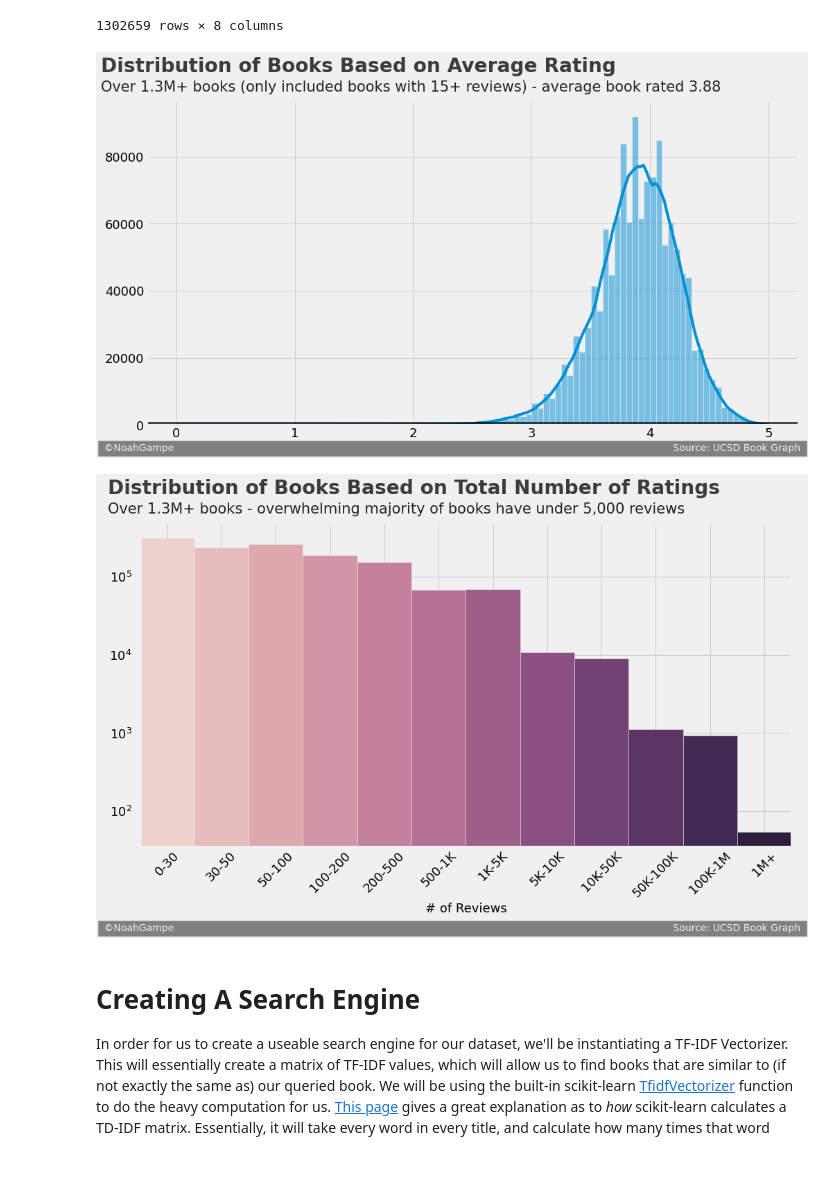
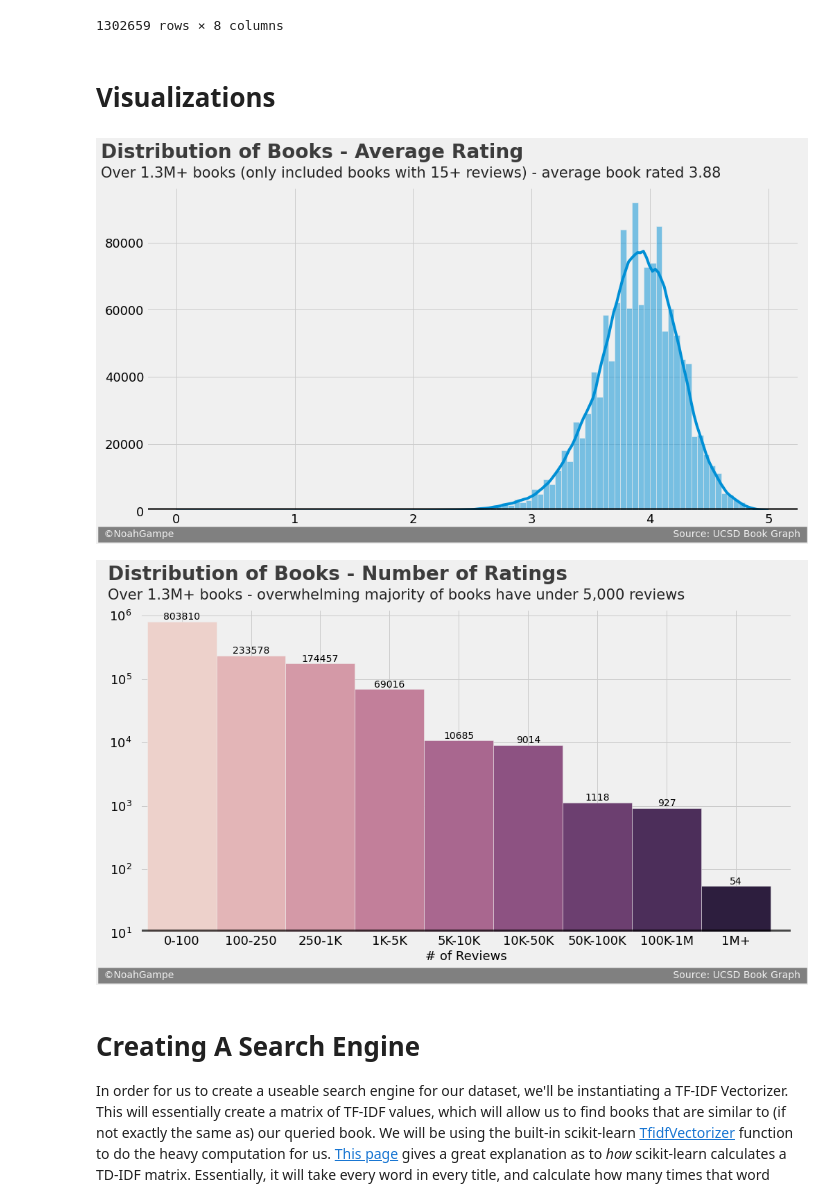
Before and after one commit to noah-kg/goodreads-book-recommendations, a Jupyter notebook: Combined.ipynb, the cells around one changed output. Drawn from its saved outputs; the diff is of its cells as text; code cells hidden in the pictures; blank space fills up the shorter version.

Commit message:
fixed rating visualization, added more explanation regarding sparse matrix, added minor comments and formatting

```diff
--- a/Combined.ipynb
+++ b/Combined.ipynb
@@ -226,6 +226,8 @@ titles[titles['avg. rating'] >= 0.00]
 | 1308955 | 2342551 | The Children's Classic Poetry Col... | Nicola Baxter | 36 | 4.00 | https://www.goodreads.com/book/sh... | https://s.gr-assets.com/assets/no... | the childrens classic poetry coll... |
 | 1308956 | 22017381 | 101 Nights: Volume One (101 Night... | S.E. Reign | 70 | 4.37 | https://www.goodreads.com/book/sh... | https://images.gr-assets.com/book... | 101 nights volume one 101 nights 13 |
 1302659 rows × 8 columns
+# %% [markdown]
+# Visualizations
 # %%
 def plot_dist(df, col, title, sub, bins=100, kde=True):
     fig = plt.figure(figsize=(15,8))
@@ -249,11 +251,11 @@ def plot_dist(df, col, title, sub, bins=100, kde=True):
 
     plt.show()
 # %%
-title = 'Distribution of Books Based on Average Rating'
+title = 'Distribution of Books - Average Rating'
 sub = 'Over 1.3M+ books (only included books with 15+ reviews) - average book rated 3.88'
 plot_dist(titles, 'avg. rating', title, sub)
 # %% [output]
-[figure, old version]
+[figure, new version]
 # %%
 #function to assign label given an hour
 def assign_label(ratings):
@@ -315,11 +314,11 @@ def plot_dist_2(df, col, title, sub, bins=100):
 num_ratings_label = titles.copy()
 num_ratings_label['ratings_label'] = num_ratings_label['ratings'].apply(assign_label)
 # %%
-title = 'Distribution of Books Based on Total Number of Ratings'
+title = 'Distribution of Books - Number of Ratings'
 sub = 'Over 1.3M+ books - overwhelming majority of books have under 5,000 reviews'
-plot_dist_2(num_ratings_label, 'ratings_label', title, sub, 11)
+plot_dist_2(num_ratings_label, 'ratings_label', title, sub)
 # %% [output]
-[figure, old version]
+[figure, new version]
 # %% [markdown]
 # Creating A Search Engine
 
```
Also changed, not shown: parts of 10 cells of this notebook.
